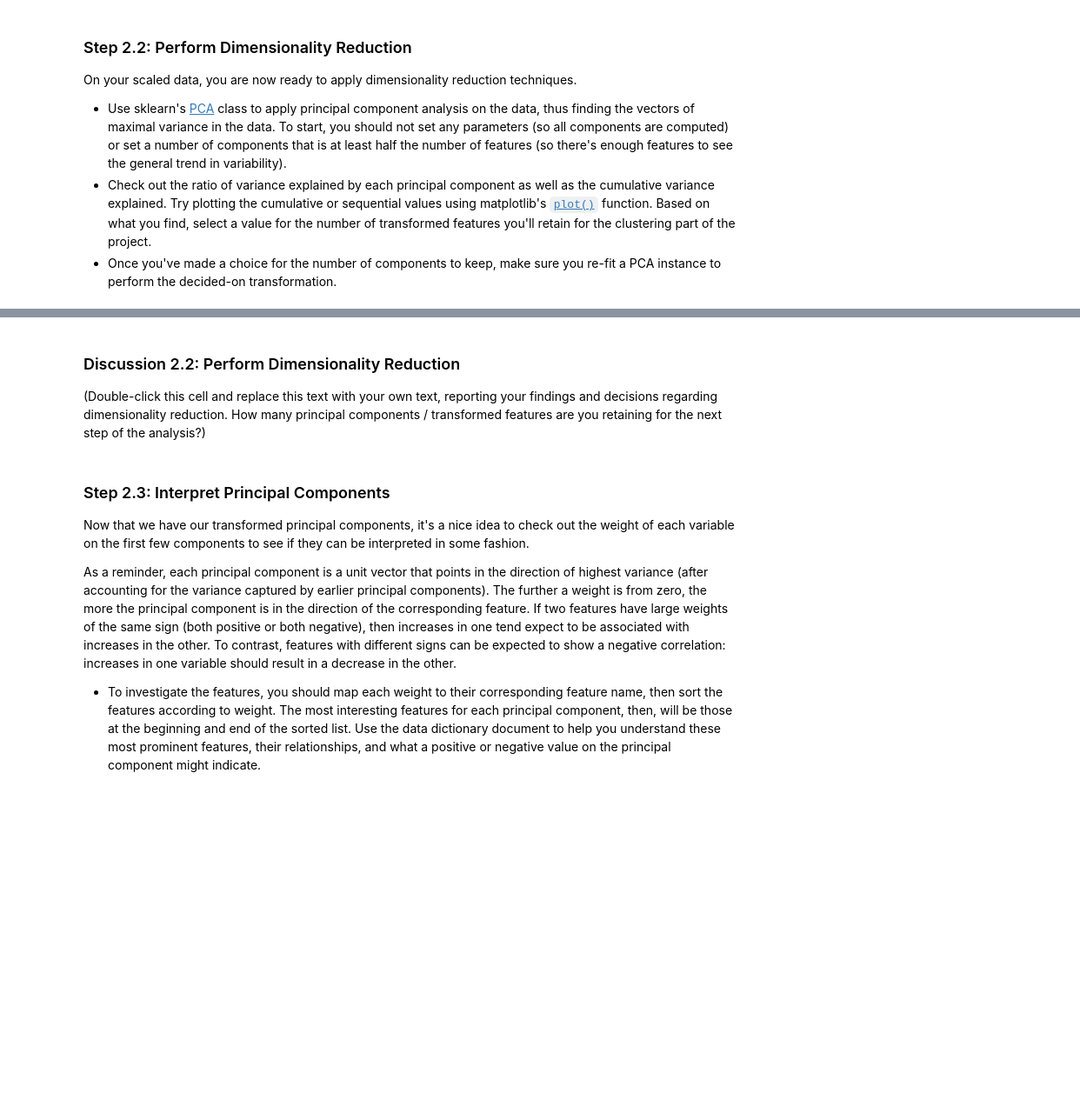
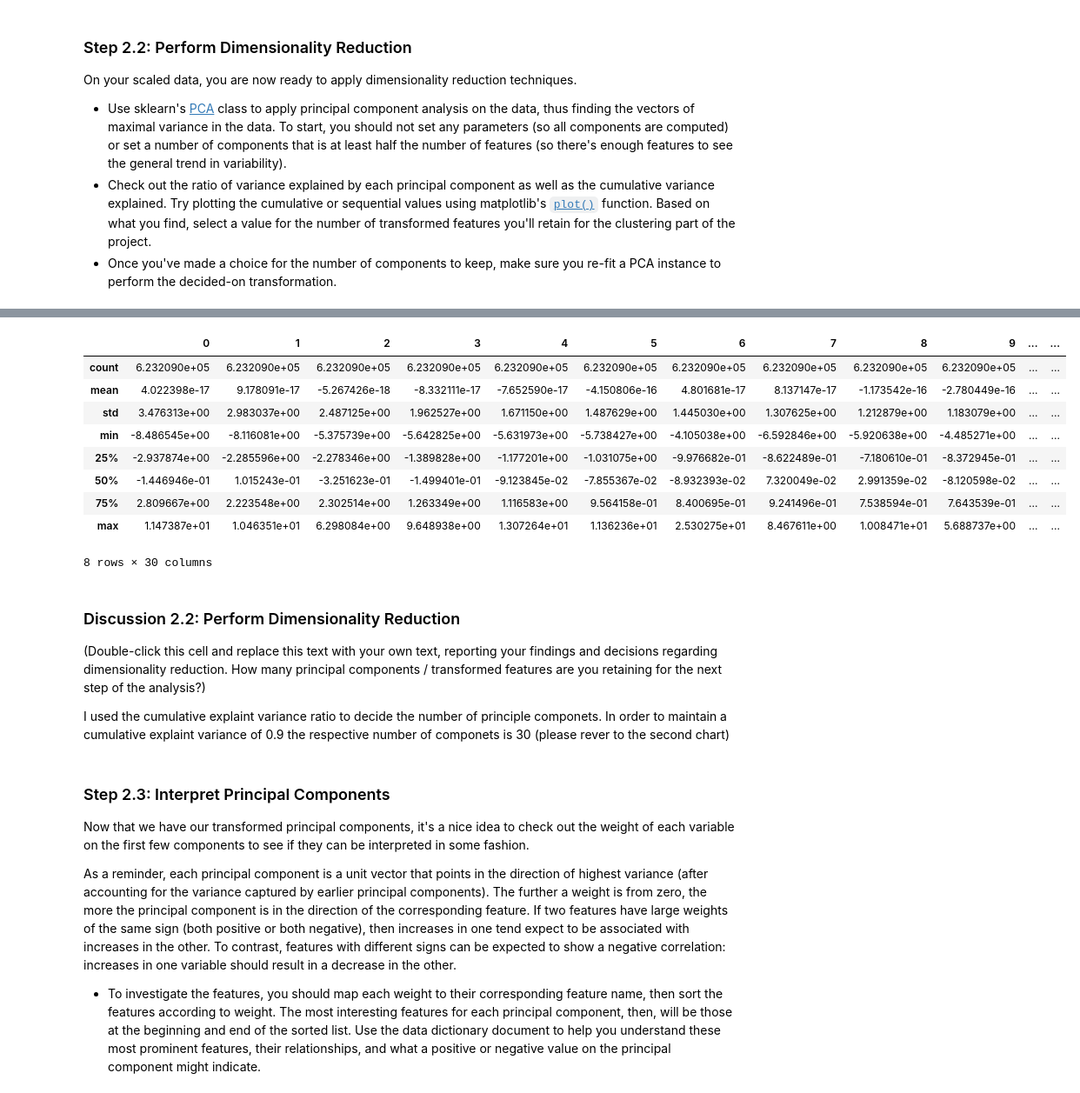
Before and after one commit to immbaur/IntroToML-Unsupervised-Learning, a Jupyter notebook: Identify_Customer_Segments.ipynb, the cells around one changed output, grey strips where cells are left out. Shown: that part at 87% size. Cells and saved outputs as stored; diff of their text form; code cells hidden in the pictures; blank space fills up the shorter version.

```diff
--- a/Identify_Customer_Segments.ipynb
+++ b/Identify_Customer_Segments.ipynb
@@ -711,9 +831,29 @@ On your scaled data, you are now ready to apply dimensionality reduction techniq
 # %%
 # Re-apply PCA to the data while selecting for number of components to retain.
+pca_30 = PCA(n_components = 30)
+azdias_pca = pca_30.fit_transform(azdias_scaled)
+# %%
+# transform array to back to dataframe
+azdias_pca = pd.DataFrame(azdias_pca)
+# check if mean == 0 and std == 1
+azdias_pca.describe()
+# %% [output]
+|  | 0 | 1 | 2 | 3 | 4 | 5 | 6 | 7 | 8 | 9 | ... | ... |
+| count | 6.232090e+05 | 6.232090e+05 | 6.232090e+05 | 6.232090e+05 | 6.232090e+05 | 6.232090e+05 | 6.232090e+05 | 6.232090e+05 | 6.232090e+05 | 6.232090e+05 | ... | ... |
+| mean | 4.022398e-17 | 9.178091e-17 | -5.267426e-18 | -8.332111e-17 | -7.652590e-17 | -4.150806e-16 | 4.801681e-17 | 8.137147e-17 | -1.173542e-16 | -2.780449e-16 | ... | ... |
+| std | 3.476313e+00 | 2.983037e+00 | 2.487125e+00 | 1.962527e+00 | 1.671150e+00 | 1.487629e+00 | 1.445030e+00 | 1.307625e+00 | 1.212879e+00 | 1.183079e+00 | ... | ... |
+| min | -8.486545e+00 | -8.116081e+00 | -5.375739e+00 | -5.642825e+00 | -5.631973e+00 | -5.738427e+00 | -4.105038e+00 | -6.592846e+00 | -5.920638e+00 | -4.485271e+00 | ... | ... |
+| 25% | -2.937874e+00 | -2.285596e+00 | -2.278346e+00 | -1.389828e+00 | -1.177201e+00 | -1.031075e+00 | -9.976682e-01 | -8.622489e-01 | -7.180610e-01 | -8.372945e-01 | ... | ... |
+| 50% | -1.446946e-01 | 1.015243e-01 | -3.251623e-01 | -1.499401e-01 | -9.123845e-02 | -7.855367e-02 | -8.932393e-02 | 7.320049e-02 | 2.991359e-02 | -8.120598e-02 | ... | ... |
+| 75% | 2.809667e+00 | 2.223548e+00 | 2.302514e+00 | 1.263349e+00 | 1.116583e+00 | 9.564158e-01 | 8.400695e-01 | 9.241496e-01 | 7.538594e-01 | 7.643539e-01 | ... | ... |
+| max | 1.147387e+01 | 1.046351e+01 | 6.298084e+00 | 9.648938e+00 | 1.307264e+01 | 1.136236e+01 | 2.530275e+01 | 8.467611e+00 | 1.008471e+01 | 5.688737e+00 | ... | ... |
+8 rows × 30 columns
 # %% [markdown]
 ### Discussion 2.2: Perform Dimensionality Reduction
 
 (Double-click this cell and replace this text with your own text, reporting your findings and decisions regarding dimensionality reduction. How many principal components / transformed features are you retaining for the next step of the analysis?)
+
+I used the cumulative explaint variance ratio to decide the number of principle componets. In order to maintain a cumulative explaint variance of 0.9 the respective number of componets is 30 (please rever to the second chart)
 # %% [markdown]
 ### Step 2.3: Interpret Principal Components
 
```
Also changed, not shown: parts of 20 cells of this notebook.
